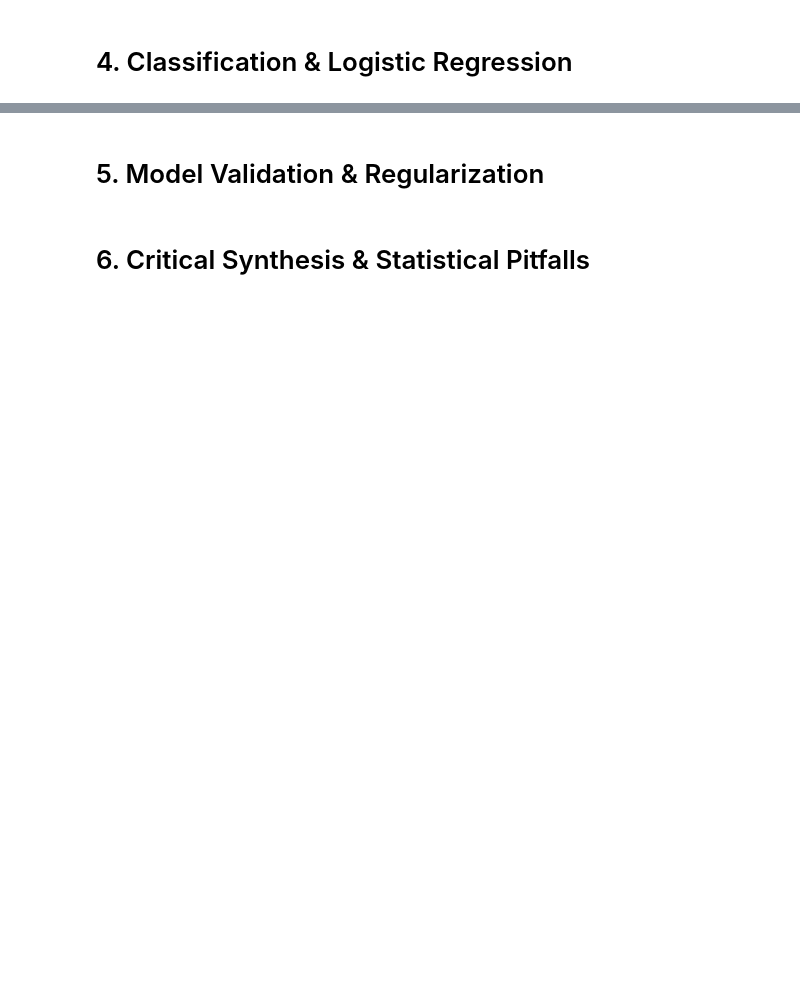
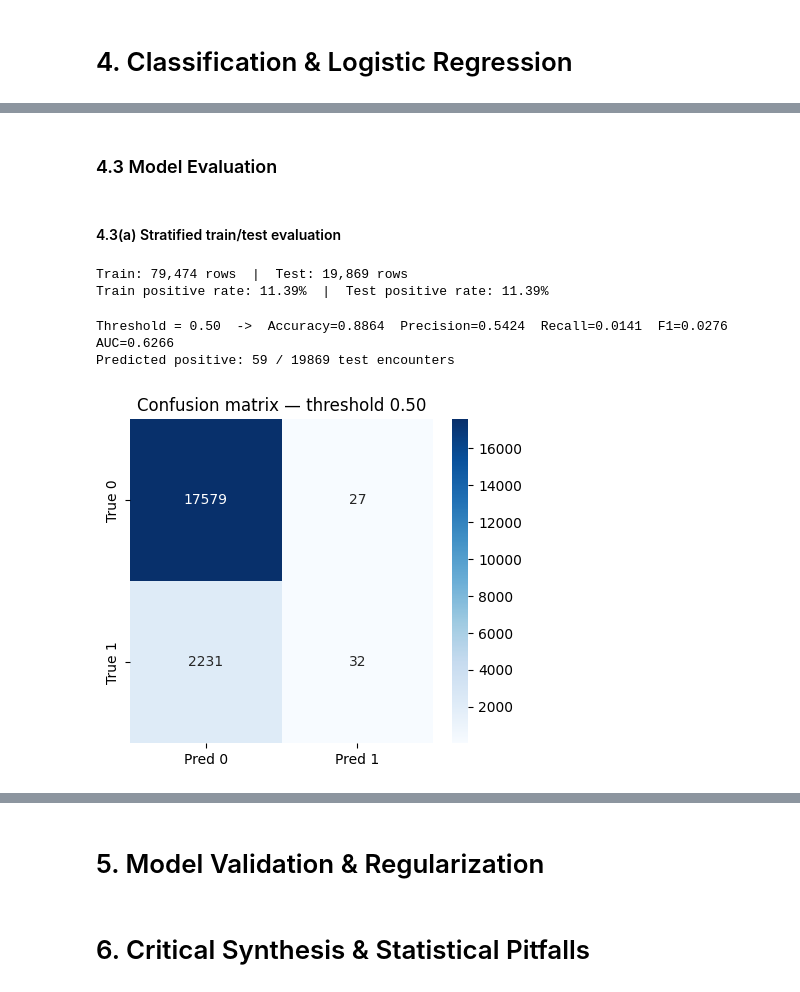
Before and after one commit to unluckytau/WQD7013-Final-Project, a Jupyter notebook: WQD7013_FINALPROJECT.ipynb, the cells around one changed output, grey strips where cells are left out. Saved outputs shown, nothing was run; the diff lists cells and outputs as text; code cells hidden in the pictures; blank space fills up the shorter version.

```diff
--- a/WQD7013_FINALPROJECT.ipynb
+++ b/WQD7013_FINALPROJECT.ipynb
@@ -1070,0 +1048,7 @@ from sklearn.calibration import calibration_curve
+# %%
+df_part4["readmitted_30"] = (df_part4["readmitted"] == "<30").astype(int)
+
+n_pos, n_tot = df_part4["readmitted_30"].sum(), len(df_part4)
+print(f"readmitted_30 = 1 (readmitted within 30 days): {n_pos:,} / {n_tot:,} "
+      f"= {n_pos/n_tot*100:.2f}% positive")
+print(df_part4["readmitted"].value_counts())
@@ -1070,0 +1142,5 @@ from sklearn.calibration import calibration_curve
+# %%
+formula_L2 = ("readmitted_30 ~ number_inpatient + num_medications + num_lab_procedures "
+              "+ polypharmacy + C(A1Cresult) + C(admission_type_grp) + C(diag_1_cat)")
+model_L2 = smf.logit(formula_L2, data=df_log).fit(disp=0)
+print(model_L2.summary())
@@ -1070,0 +1374,42 @@ from sklearn.calibration import calibration_curve
+# %% [markdown]
+### 4.3 Model Evaluation
+# %% [markdown]
+#### 4.3(a) Stratified train/test evaluation
+# %%
+train_idx, test_idx = train_test_split(
+    df_log.index, test_size=0.2, stratify=df_log["readmitted_30"], random_state=42)
+train_df = df_log.loc[train_idx].copy()
+test_df  = df_log.loc[test_idx].copy()
+
+print(f"Train: {train_df.shape[0]:,} rows  |  Test: {test_df.shape[0]:,} rows")
+print(f"Train positive rate: {train_df['readmitted_30'].mean()*100:.2f}%  |  "
+      f"Test positive rate: {test_df['readmitted_30'].mean()*100:.2f}%")
+
+model_eval = smf.logit(formula_L2, data=train_df).fit(disp=0, method="bfgs", maxiter=500)
+y_test = test_df["readmitted_30"].values
+p_test = model_eval.predict(test_df)
+# %% [output]
+Train: 79,474 rows  |  Test: 19,869 rows
+Train positive rate: 11.39%  |  Test positive rate: 11.39%
+# %%
+y_pred_05 = (p_test >= 0.5).astype(int)
+acc  = accuracy_score(y_test, y_pred_05)
+prec = precision_score(y_test, y_pred_05, zero_division=0)
+rec  = recall_score(y_test, y_pred_05, zero_division=0)
+f1   = f1_score(y_test, y_pred_05, zero_division=0)
+auc  = roc_auc_score(y_test, p_test)
+cm   = confusion_matrix(y_test, y_pred_05)
+
+print(f"Threshold = 0.50  ->  Accuracy={acc:.4f}  Precision={prec:.4f}  "
+      f"Recall={rec:.4f}  F1={f1:.4f}  AUC={auc:.4f}")
+print(f"Predicted positive: {y_pred_05.sum()} / {len(y_pred_05)} test encounters")
+
+plt.figure(figsize=(4.5,4))
+sns.heatmap(cm, annot=True, fmt="d", cmap="Blues",
+            xticklabels=["Pred 0","Pred 1"], yticklabels=["True 0","True 1"])
+plt.title("Confusion matrix — threshold 0.50")
+plt.tight_layout(); plt.show()
+# %% [output]
+Threshold = 0.50  ->  Accuracy=0.8864  Precision=0.5424  Recall=0.0141  F1=0.0276  AUC=0.6266
+Predicted positive: 59 / 19869 test encounters
+[figure, added]
```
Also changed, not shown: parts of 52 cells of this notebook.
